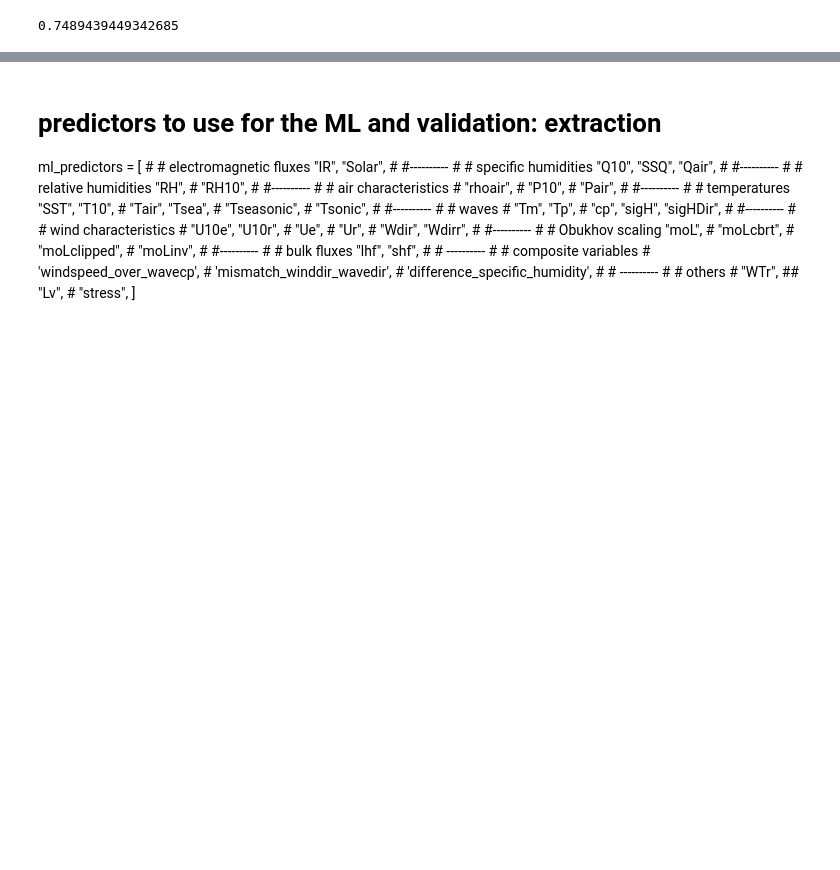
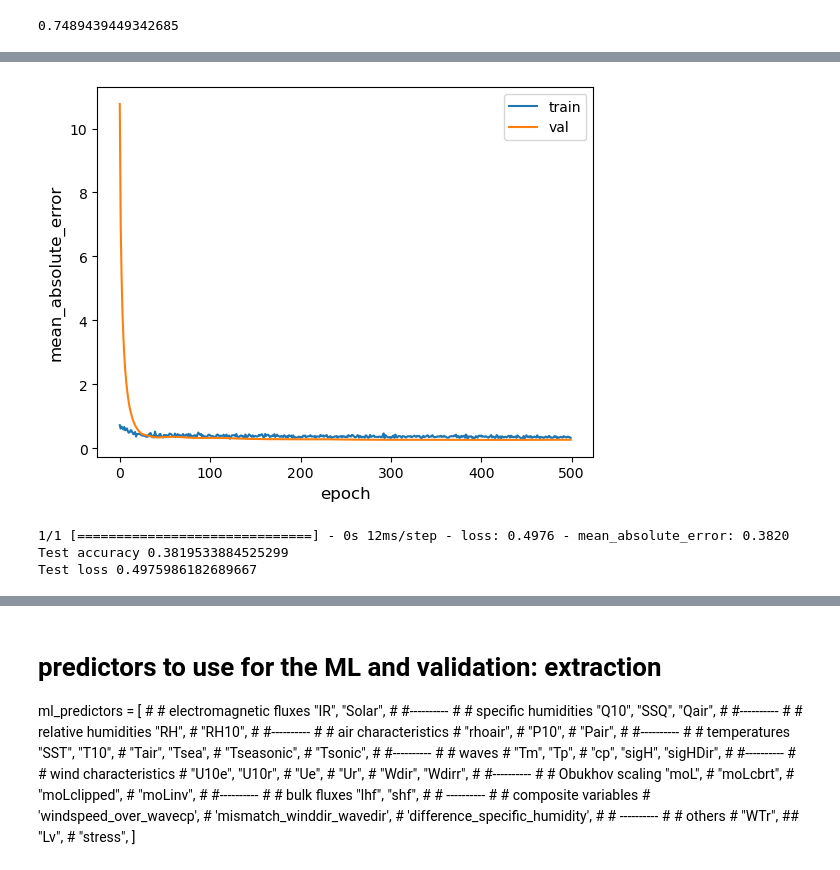
Before and after one commit to metno/machine-ocean-satdata, a Jupyter notebook: notebooks/ml_experiments.ipynb, the cells around one changed output, grey strips where cells are left out. Drawn from its saved outputs; the diff is of its cells as text; code cells hidden in the pictures; blank space fills up the shorter version.

```diff
--- a/notebooks/ml_experiments.ipynb
+++ b/notebooks/ml_experiments.ipynb
@@ -540,3 +544,10 @@ plt.legend()
 rmse(y_test.values, y_test_pred)
 # %% [output]
 0.7489439449342685
+# %%
+OUT_STEPS = 1
+num_features = 1
+batch_size =16
+epochs=500
+
+metric = 'mean_absolute_error'
@@ -542,0 +615,23 @@ rmse(y_test.values, y_test_pred)
+# %%
+metric = 'mean_absolute_error'
+plt.figure()
+plt.plot(history.history[metric])
+plt.plot(history.history["val_" + metric])
+#plt.title("model " + metric + "\n Dense 32 + dense 16 + batch normalization + dropout 0.3")
+plt.ylabel(metric, fontsize="large")
+plt.xlabel("epoch", fontsize="large")
+plt.legend(["train", "val"], loc="best")
+plt.show()
+plt.close()
+
+#model = keras.models.load_model("best_model.h5")
+
+test_loss, test_acc = multi_dense_model.evaluate(x_test, y_test)
+
+print("Test accuracy", test_acc)
+print("Test loss", test_loss)
+# %% [output]
+[figure, added]
+1/1 [==============================] - 0s 12ms/step - loss: 0.4976 - mean_absolute_error: 0.3820
+Test accuracy 0.3819533884525299
+Test loss 0.4975986182689667
```
Also changed, not shown: parts of 34 cells of this notebook.
